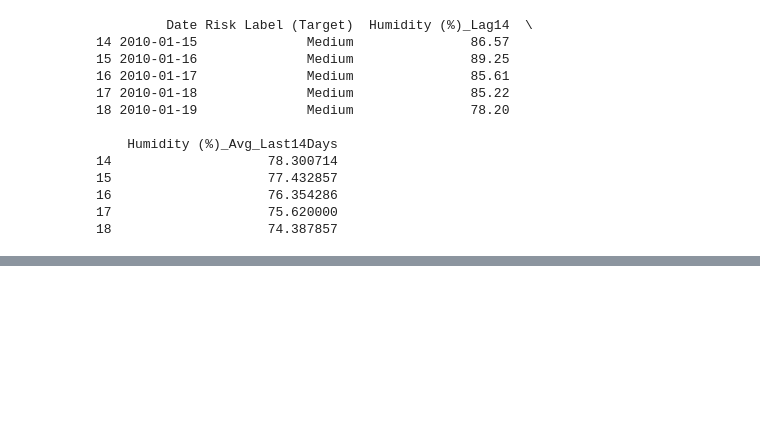
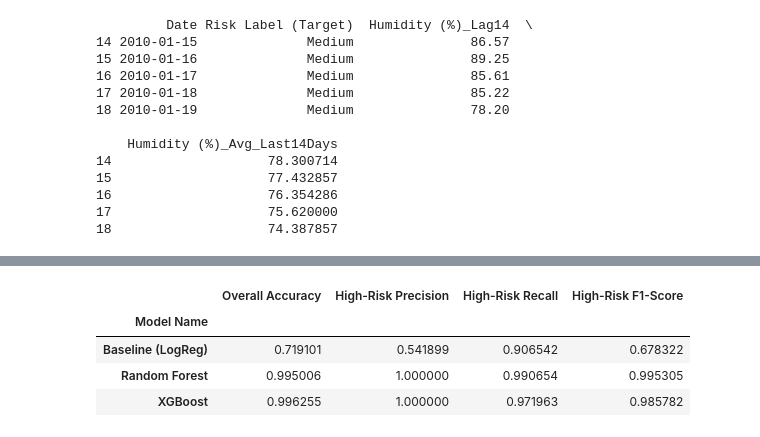
Before and after one commit to junewendy/Grp8_Capstone_Project-, a Jupyter notebook: Predictive_Crop(Coffee)_Disease_Risk_for_Proactive_Farm_Management.ipynb, the cells around one changed output, grey strips where cells are left out. Saved outputs shown, nothing was run; the diff lists cells and outputs as text; code cells hidden in the pictures; blank space fills up the shorter version.

```diff
--- a/Predictive_Crop(Coffee)_Disease_Risk_for_Proactive_Farm_Management.ipynb
+++ b/Predictive_Crop(Coffee)_Disease_Risk_for_Proactive_Farm_Management.ipynb
@@ -539,0 +662,45 @@ print(df_final[['Date', 'Risk Label (Target)', 'Humidity (%)_Lag14', 'Humidity (
+# %%
+# Comparing the models side by side
+
+import pandas as pd
+from sklearn.metrics import precision_recall_fscore_support, accuracy_score
+
+# 1. Initialize a list to store the results
+comparison_list = []
+
+for name, model in models.items():
+    # Create and fit the pipeline
+    pipeline = Pipeline(steps=[
+        ('preprocessor', preprocessor),
+        ('classifier', model)
+    ])
+    pipeline.fit(X_train, y_train)
+
+    # Make predictions
+    y_pred = pipeline.predict(X_test)
+
+    # 2. Extract metrics (Focusing on 'High' risk and overall accuracy)
+    # This gets precision, recall, and f1 for each class
+    precision, recall, f1, _ = precision_recall_fscore_support(y_test, y_pred)
+    acc = accuracy_score(y_test, y_pred)
+
+    # 3. Append results to our list (Focusing on 'High' class which is index 2)
+    comparison_list.append({
+        'Model Name': name,
+        'Overall Accuracy': acc,
+        'High-Risk Precision': precision[2],
+        'High-Risk Recall': recall[2],  # <-- THE MOST IMPORTANT ONE!
+        'High-Risk F1-Score': f1[2]
+    })
+
+# 4. Convert the list into a single DataFrame for a "Single View"
+comparison_df = pd.DataFrame(comparison_list).set_index('Model Name')
+
+# Display the table
+display(comparison_df.style.highlight_max(color='lightgreen', axis=0))
+# %% [output]
+|  | Overall Accuracy | High-Risk Precision | High-Risk Recall | High-Risk F1-Score |
+| Model Name |  |  |  |  |
+| Baseline (LogReg) | 0.719101 | 0.541899 | 0.906542 | 0.678322 |
+| Random Forest | 0.995006 | 1.000000 | 0.990654 | 0.995305 |
+| XGBoost | 0.996255 | 1.000000 | 0.971963 | 0.985782 |
```
Also changed, not shown: parts of 39 cells of this notebook, 2 other files.
